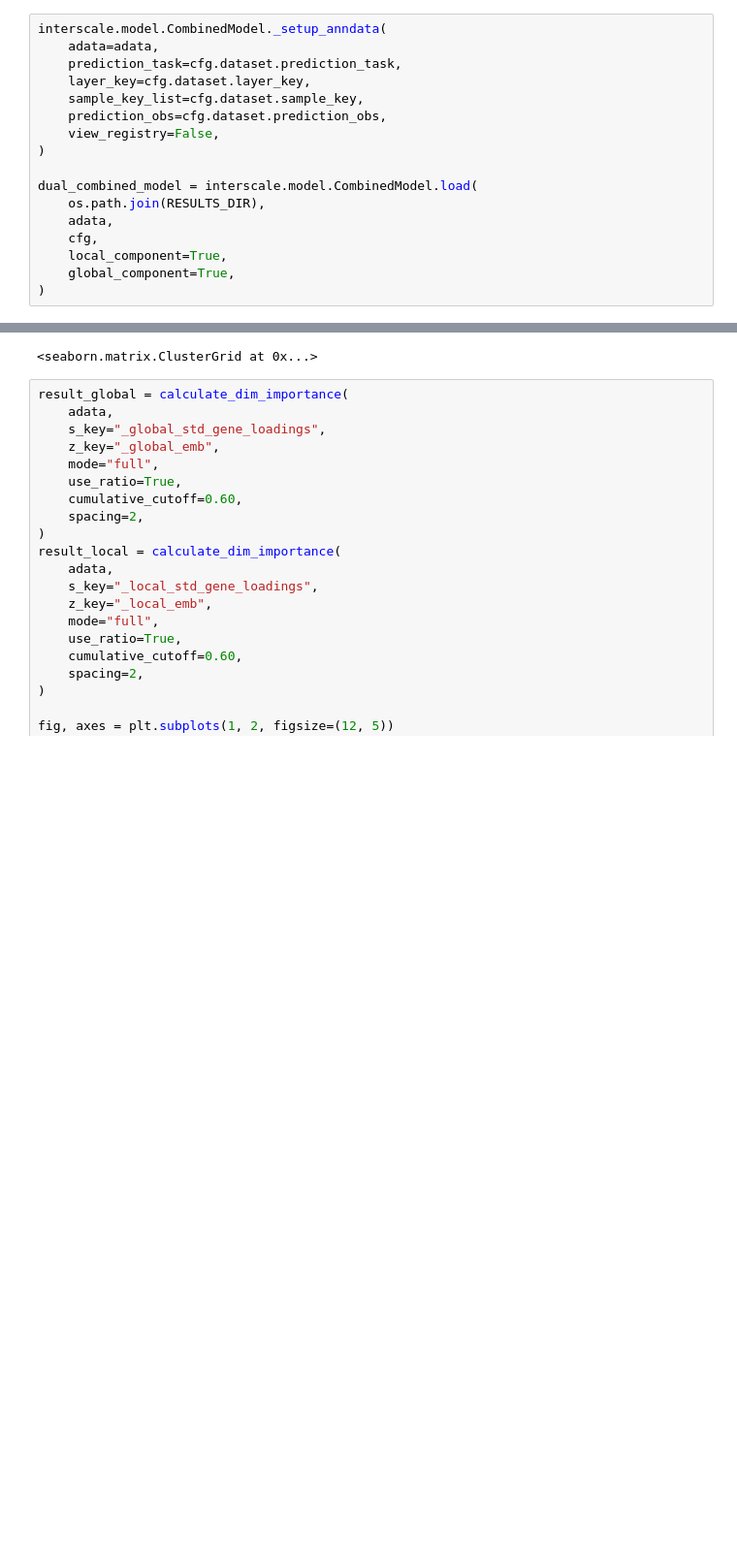
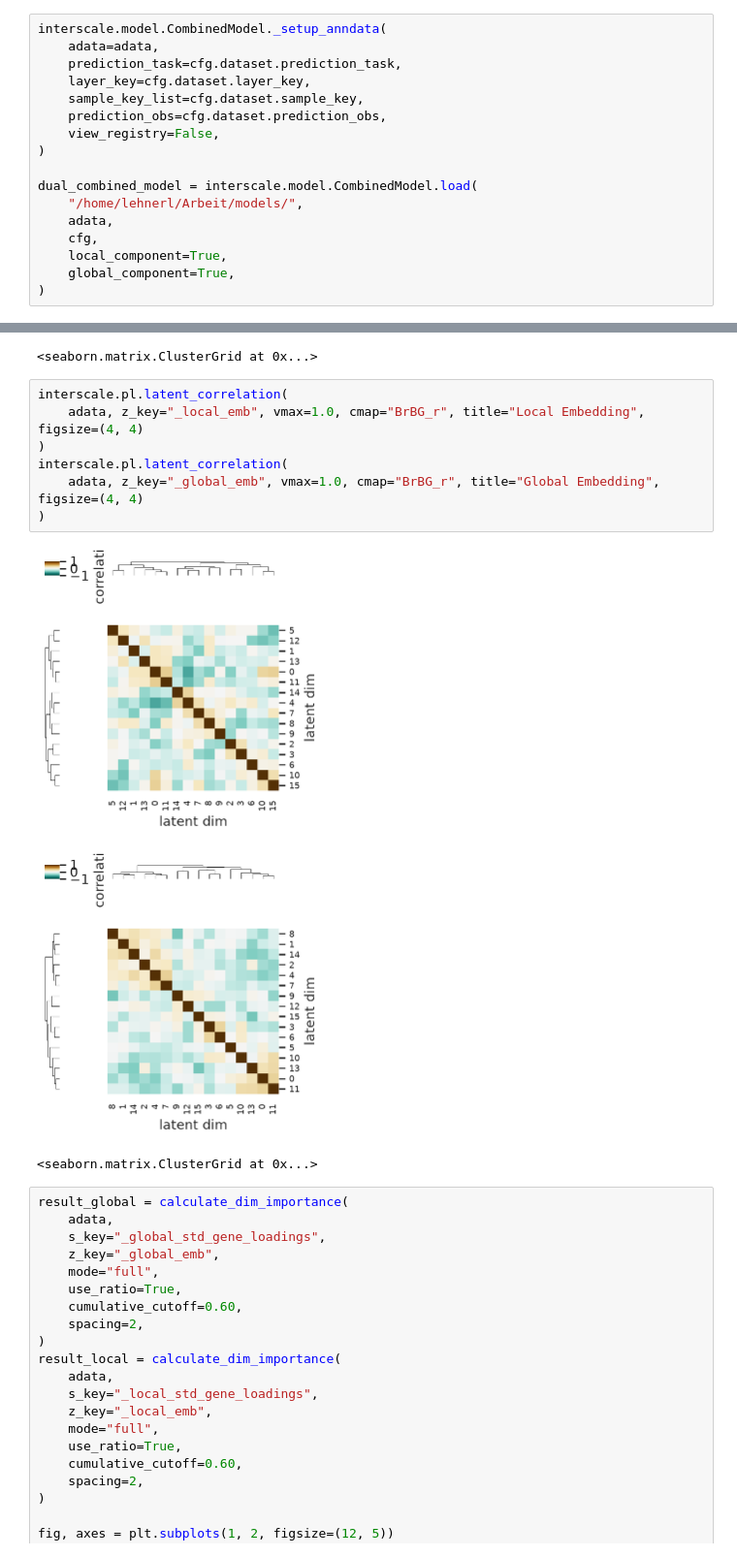
Before and after one commit to LLehner/interscale, a Jupyter notebook: docs/notebooks/2_gene_level_evaluation.ipynb, the cells around one changed output, grey strips where cells are left out. Shown at 97% size. Saved outputs shown, nothing was run; the diff lists cells and outputs as text; blank space fills up the shorter version.

```diff
--- a/docs/notebooks/2_gene_level_evaluation.ipynb
+++ b/docs/notebooks/2_gene_level_evaluation.ipynb
@@ -64,7 +67,7 @@ interscale.model.CombinedModel._setup_anndata(
 )
 
 dual_combined_model = interscale.model.CombinedModel.load(
-    os.path.join(RESULTS_DIR),
+    "/home/lehnerl/Arbeit/models/",
     adata,
     cfg,
     local_component=True,
@@ -133,6 +142,17 @@ interscale.pl.latent_correlation(
 [figure]
 [figure]
 <seaborn.matrix.ClusterGrid at 0x...>
+# %%
+interscale.pl.latent_correlation(
+    adata, z_key="_local_emb", vmax=1.0, cmap="BrBG_r", title="Local Embedding", figsize=(4, 4)
+)
+interscale.pl.latent_correlation(
+    adata, z_key="_global_emb", vmax=1.0, cmap="BrBG_r", title="Global Embedding", figsize=(4, 4)
+)
+# %% [output]
+[figure, added]
+[figure, added]
+<seaborn.matrix.ClusterGrid at 0x...>
 # %%
 result_global = calculate_dim_importance(
     adata,
```
Also changed, not shown: parts of 12 cells of this notebook, 1 other file.
